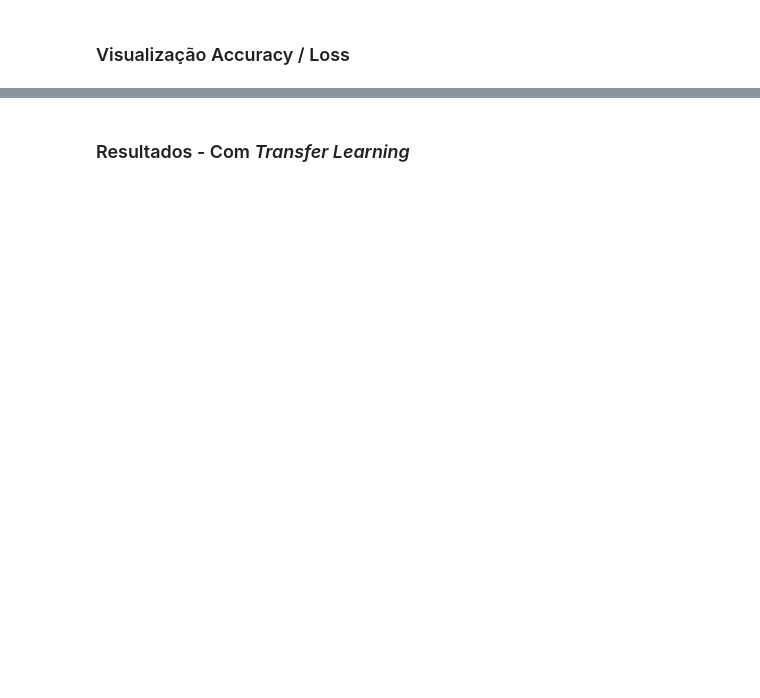
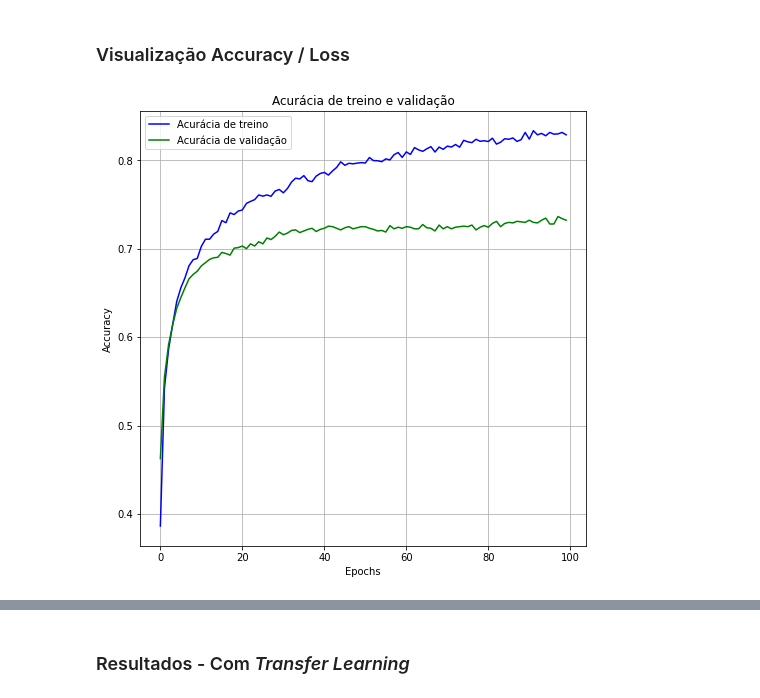
Before and after one commit to Marcos314/CNN_Leukocyte_Classification, a Jupyter notebook: notebooks/cnn.ipynb, the cells around one changed output, grey strips where cells are left out. Saved outputs shown, nothing was run; the diff lists cells and outputs as text; code cells hidden in the pictures; blank space fills up the shorter version.

```diff
--- a/notebooks/cnn.ipynb
+++ b/notebooks/cnn.ipynb
@@ -209,0 +180,2 @@ ________________________________________________________________________________
+# %%
+opt = keras.optimizers.Adam(learning_rate=0.0001)
@@ -209,0 +184,17 @@ ________________________________________________________________________________
+# %%
+# Compilando o modelo
+base_model.compile(
+    optimizer=opt,
+    loss='categorical_crossentropy',
+    metrics=['accuracy']
+)
+base_model.summary()
+
+# Callback
+#early_stop = EarlyStopping(monitor='val_accuracy', min_delta=0.1, patience=5, verbose = 1, mode='max', restore_best_weights = False)
+# learning_rate_reduction = ReduceLROnPlateau(
+#     monitor = 'val_accuracy',
+#     patience = 2,
+#     verbose = 1,
+#     factor = 0.3,
+#     min_lr = 0.0001)
@@ -211,10 +225,9 @@ ________________________________________________________________________________
 # Treino do modelo
 %%time
 history_base = base_model.fit(
-    train_images,
+    train_dataset,
     epochs=100,
-    steps_per_epoch=train_images.samples // train_images.batch_size,
-    validation_steps=val_images.samples // val_images.batch_size,
-    validation_data=val_images)
+    validation_data=val_dataset
+    )
 # %% [output]
 Epoch 1/100
@@ -221,18 +250,22 @@ Epoch 1/100
+# %%
+qtd_epochs = len(history_base.epoch)
 # %% [markdown]
 ### Visualização Accuracy / Loss
 # %%
 plt.figure(figsize=(8, 8))
 loss_train = history_base.history['accuracy']
 loss_val = history_base.history['val_accuracy']
-epochs = range(0,100)
+epochs = range(0,qtd_epochs)
 plt.plot(epochs, loss_train, 'b', label='Acurácia de treino')
 plt.plot(epochs, loss_val, 'g', label='Acurácia de validação')
 plt.title('Acurácia de treino e validação')
 plt.xlabel('Epochs')
 plt.ylabel('Accuracy')
 plt.legend()
 plt.grid()
 plt.show()
+# %% [output]
+[figure, added]
 # %%
 # Try
 pd.DataFrame(history_base.history).plot(figsize=(8,8))
```
Also changed, not shown: parts of 45 cells of this notebook, 5 other files.
